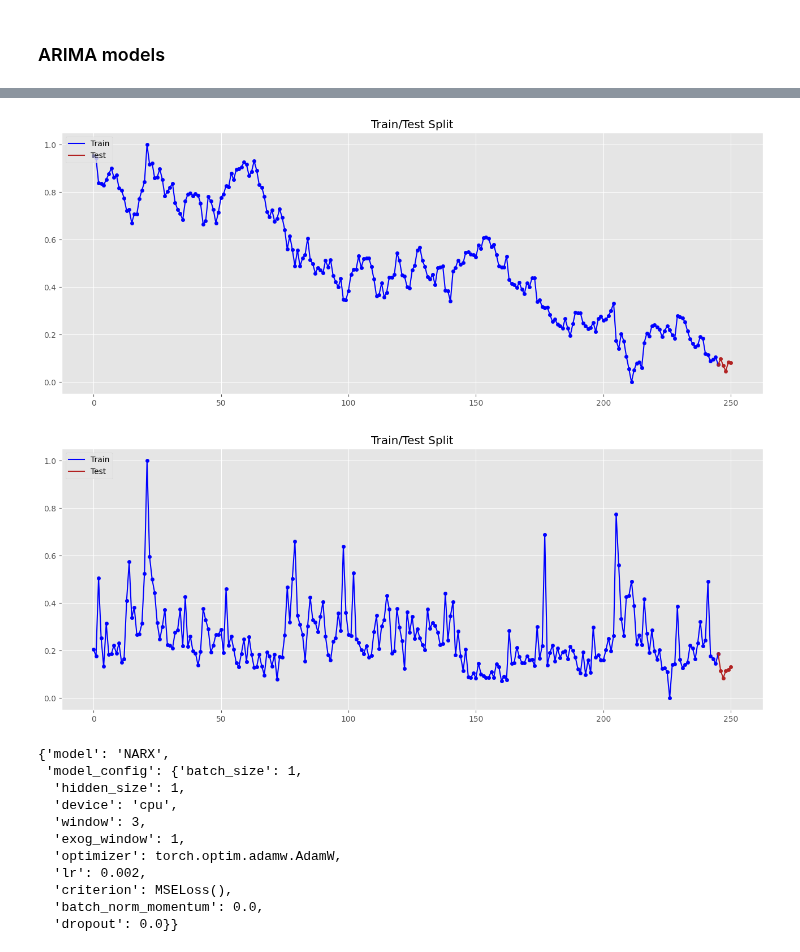
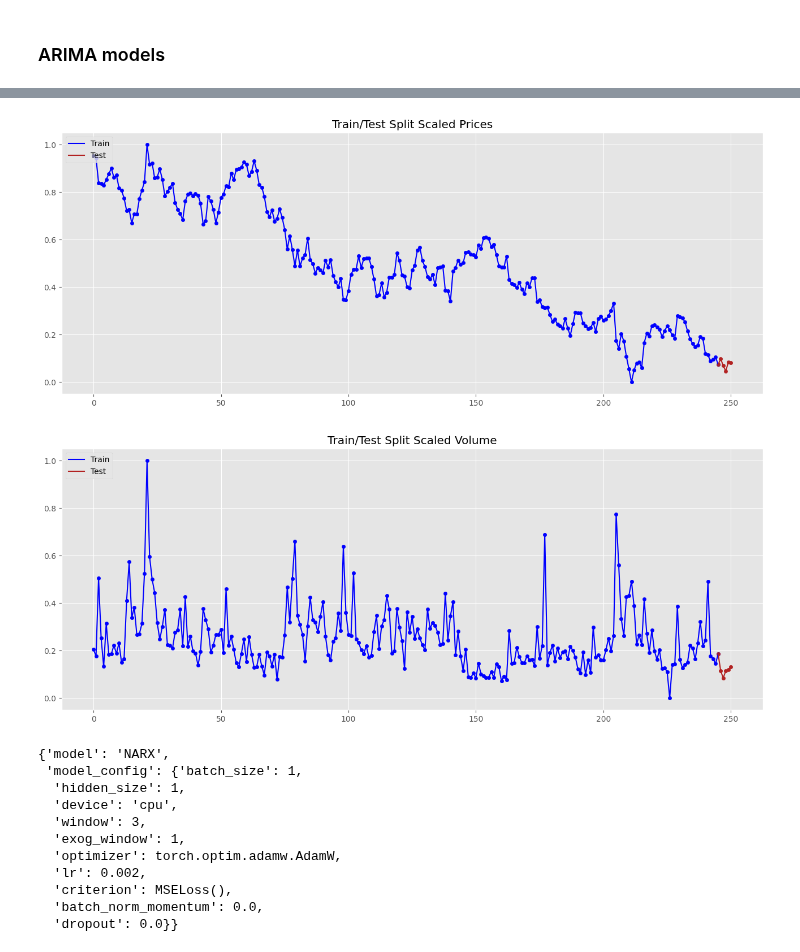
Before and after one commit to chrono-kit/chrono-kit, a Jupyter notebook: examples/NARX.ipynb, the cells around one changed output, grey strips where cells are left out. Saved outputs shown, nothing was run; the diff lists cells and outputs as text; code cells hidden in the pictures.

```diff
--- a/examples/NARX.ipynb
+++ b/examples/NARX.ipynb
@@ -84,17 +66,33 @@ scaled_test = bc_scaler.transform(df_test, mins=bc_scaler.mins, maxes=bc_scaler.
+# %%
+#DL Models generally works better when data is on an appropriate scale
+#We will scale our data to fit into the range [0,1]
+
+#MinMax Scale scales the given data so that its maximum is 1 and minimum is 0
+#It is also possible to change the bounds from [0,1] to any other values
+from chronokit.preprocessing import MinMaxScaling
+
+#Instantiate the boxcox transformation class
+scaler = MinMaxScaling()
+
+#Scale the training data
+scaled_train = scaler.transform(df_train)
+
+#Scale the test data by using the max and min values observed during scaling training data
+scaled_test = scaler.transform(df_test, mins=scaler.mins, maxes=scaler.maxes)
 # %%
 y_train, x_train = scaled_train[:, 0], scaled_train[:, 1]
 y_test, x_test = scaled_test[:, 0], scaled_test[:, 1]
 # %%
 plot_train_test_split(train_data=y_train, test_data=y_test,
                       figsize=(16,6), colors=["blue", "red"],
-                      style="ggplot", title="Train/Test Split")
+                      style="ggplot", title="Train/Test Split Scaled Prices")
 
 plot_train_test_split(train_data=x_train, test_data=x_test,
                       figsize=(16,6), colors=["blue", "red"],
-                      style="ggplot", title="Train/Test Split")
+                      style="ggplot", title="Train/Test Split Scaled Volume")
 # %% [output]
-[figure, old version]
+[figure, new version]
-[figure, old version]
+[figure, new version]
 # %%
 from chronokit.networks import NARX
 
```
Also changed, not shown: parts of 7 cells of this notebook.
